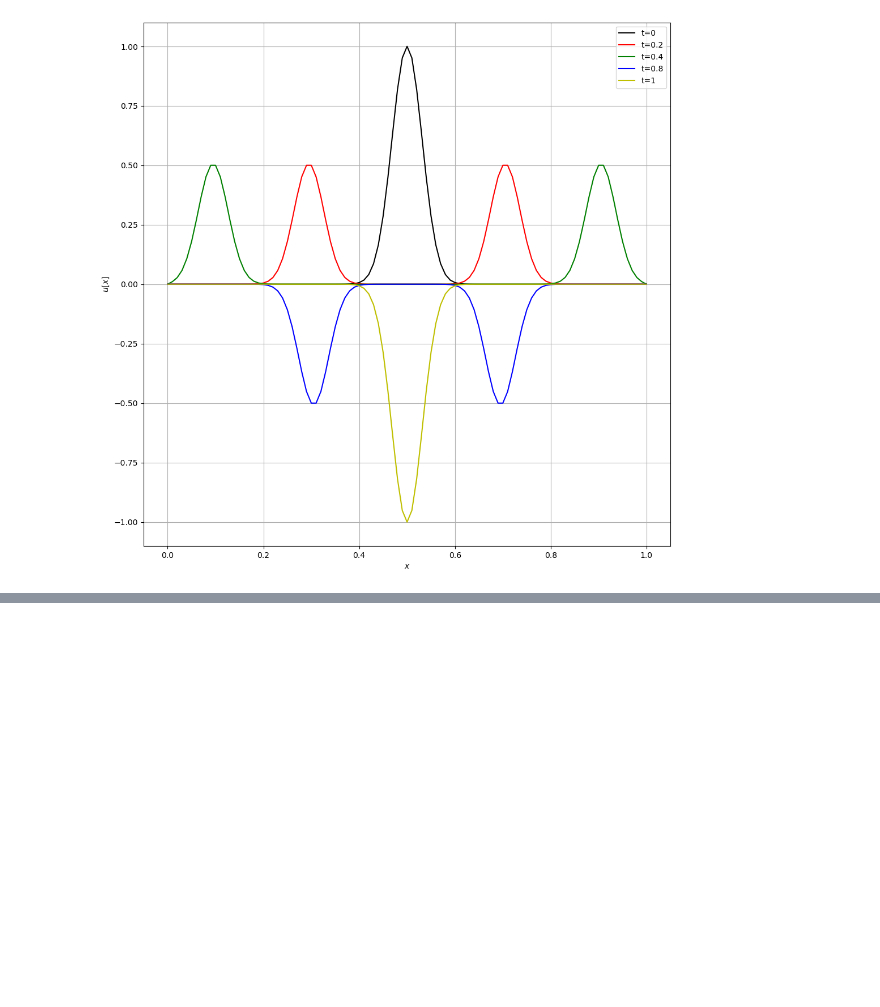
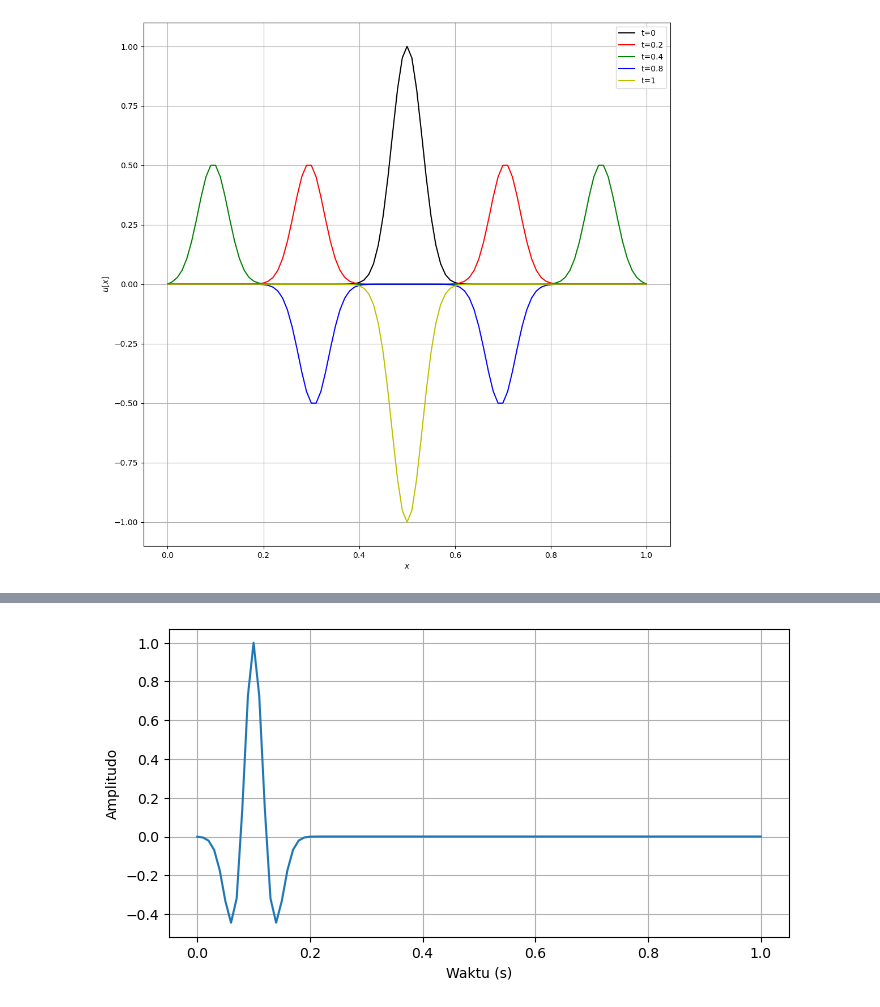
Before and after one commit to andrihendriyana/Seismicwavesimulation, a Jupyter notebook: 1D_time_acoustic_wave.ipynb, the cells around one changed output, grey strips where cells are left out. Cells and saved outputs as stored; diff of their text form; code cells hidden in the pictures; blank space fills up the shorter version.

```diff
--- a/1D_time_acoustic_wave.ipynb
+++ b/1D_time_acoustic_wave.ipynb
@@ -120,0 +136,14 @@ plt.savefig("PDE_hyperbolic1.png", bbox_inches='tight')
+# %%
+# source time function
+tricker=np.arange(0,1+dt,dt)
+f0=10
+t0=0.1
+yricker=(1.0 - 2.0*(np.pi**2)*(f0**2)*((tricker-t0)**2)) * np.exp(-(np.pi**2)*(f0**2)*((tricker-t0)**2))
+plt.subplots(figsize=(8,4))
+plt.plot(tricker,yricker)
+plt.xlabel("Waktu (s)")
+plt.ylabel("Amplitudo")
+plt.grid()
+plt.savefig("Ricker",bbox_inches="tight")
+# %% [output]
+[figure, added]
```
Also changed, not shown: parts of 3 cells of this notebook.
